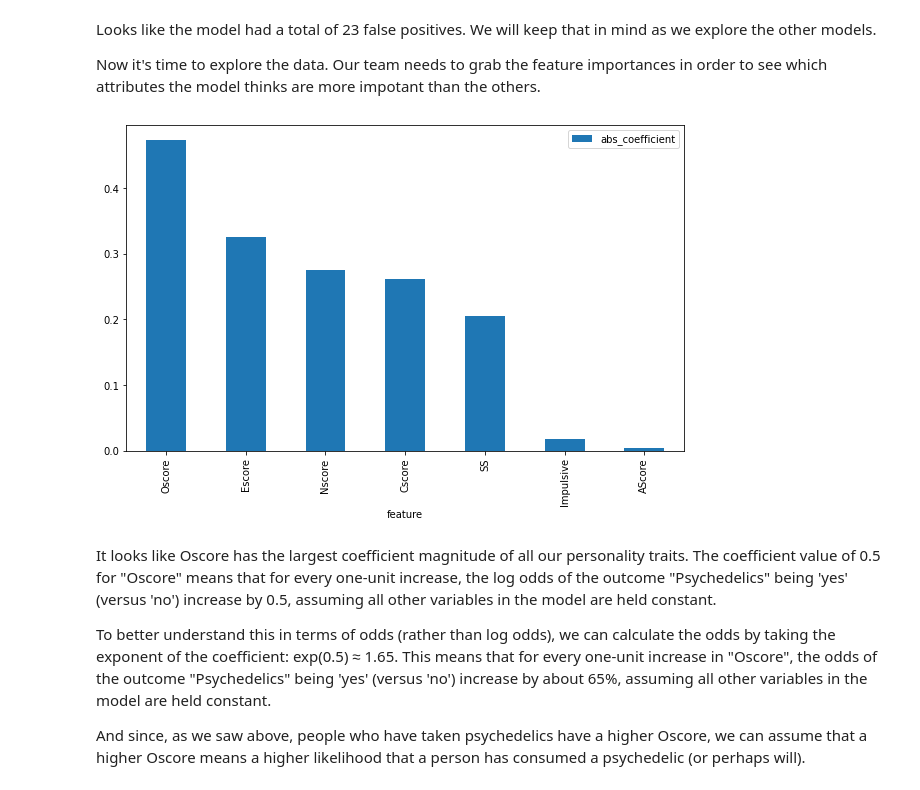
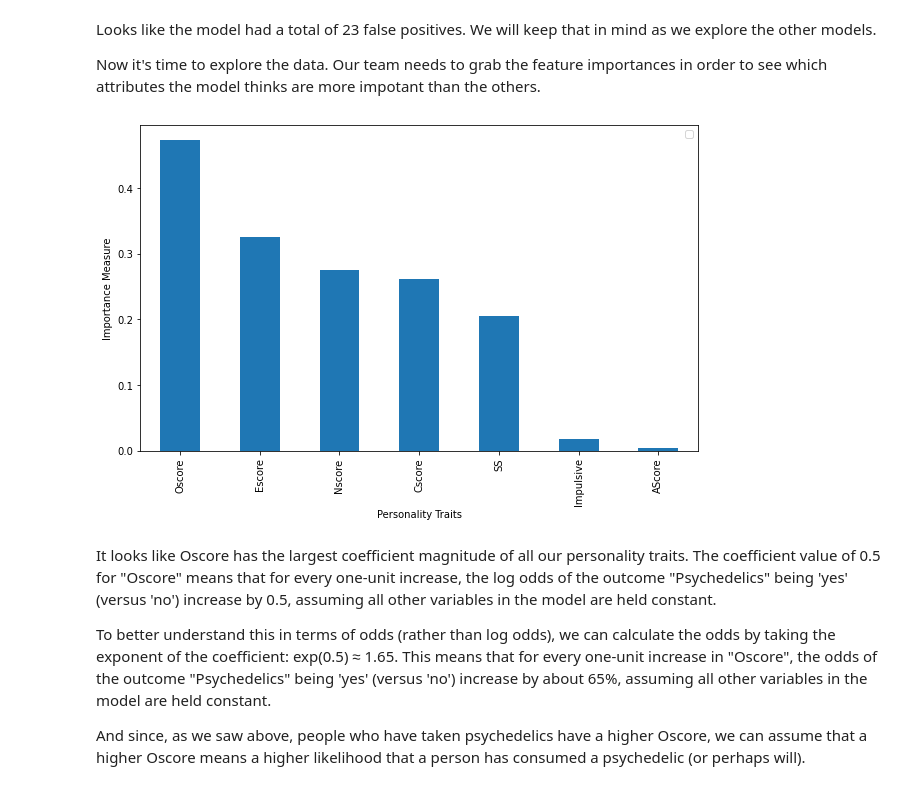
Before and after one commit to jbloewencolon/Predicting-Personality-and-Psychedelic-Experience, a Jupyter notebook: Openness to Psychedelics.ipynb, the cells around one changed output. Cells and saved outputs as stored; diff of their text form; code cells hidden in the pictures.

```diff
--- a/Openness to Psychedelics.ipynb
+++ b/Openness to Psychedelics.ipynb
@@ -352,27 +352,30 @@ Now it's time to explore the data. Our team needs to grab the feature importance
 # %%
 # Get column names after OneHotEncoding
 cat_cols_transformed = log_pipeline.named_steps['preprocess'].named_transformers_['subpipe_cat'].named_steps['ohe'].get_feature_names_out(input_features=X_train.columns[[0, 1, 2, 3, 4, 12, 13, 14, 15, 16, 17, 18, 19, 20, 21, 22, 23, 24, 25]].tolist())
 
 # Concatenate with numerical column names to get the final order
 feature_names_ordered = np.concatenate([X_train.columns[5:12], cat_cols_transformed])
 
 # Get feature coefficients from the logistic regression model
 coefficients = log_pipeline.named_steps['classifier'].coef_[0]
 
 # Create a DataFrame with feature names and their coefficients
 coefficients_df = pd.DataFrame({'feature': feature_names_ordered, 'coefficient': coefficients})
 
 # Sort DataFrame by coefficient magnitude
 coefficients_df['abs_coefficient'] = abs(coefficients_df['coefficient'])
 coefficients_df = coefficients_df.sort_values(by='abs_coefficient', ascending=False)
 
 # Filter DataFrame to include only desired features
 num_features_df_log = coefficients_df[coefficients_df['feature'].isin(X_train.columns[5:12])]
 
 # Plot the feature importances for the numerical features
 num_features_df_log.plot(kind='bar', x='feature', y='abs_coefficient', figsize=(10,6));
+plt.xlabel('Personality Traits')
+plt.ylabel('Importance Measure')
+plt.legend('');
 # %% [output]
-[figure, old version]
+[figure, new version]
 # %% [markdown]
 It looks like Oscore has the largest coefficient magnitude of all our personality traits. The coefficient value of 0.5 for "Oscore" means that for every one-unit increase, the log odds of the outcome "Psychedelics" being 'yes' (versus 'no') increase by 0.5, assuming all other variables in the model are held constant.
 
```
Also changed, not shown: parts of 19 cells of this notebook.
